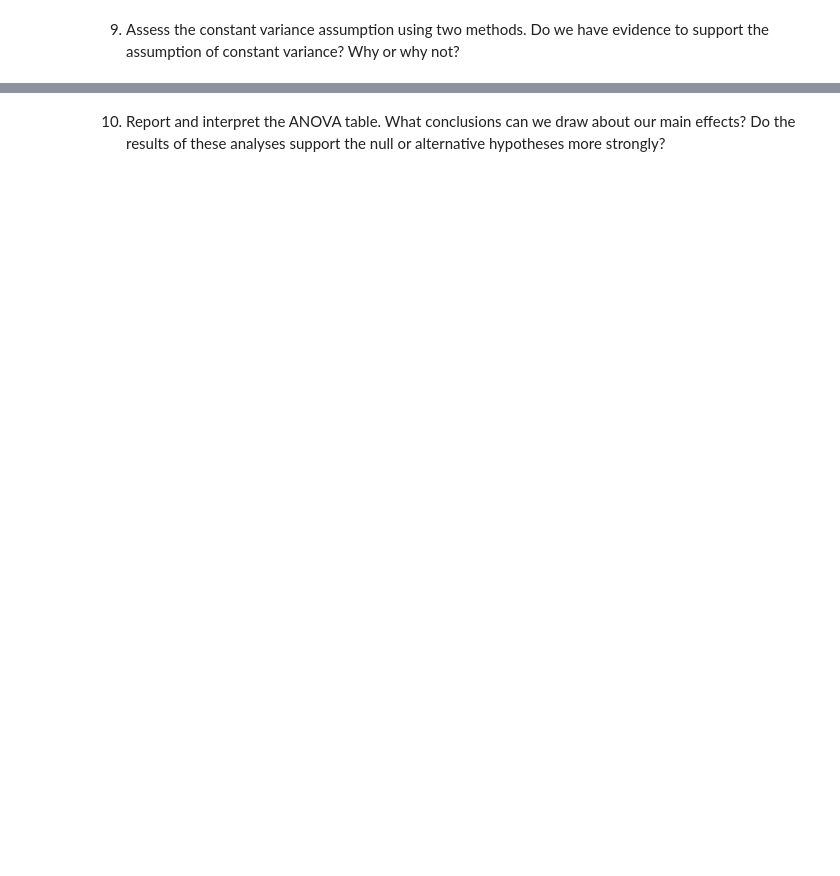
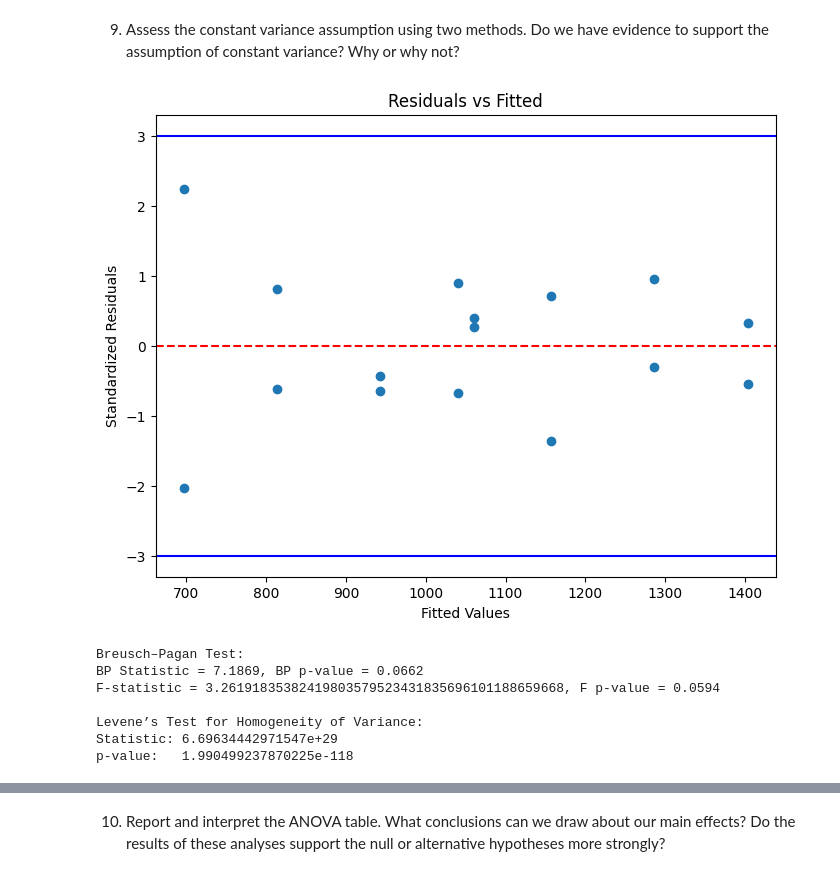
Before and after one commit to shahrukh-malikk/STAT-7220-Applied-Experimental-Design, a Jupyter notebook: Assignments/Final-Exam/Final-Exam.ipynb, the cells around one changed output, grey strips where cells are left out. Drawn from its saved outputs; the diff is of its cells as text; code cells hidden in the pictures; blank space fills up the shorter version.

```diff
--- a/Assignments/Final-Exam/Final-Exam.ipynb
+++ b/Assignments/Final-Exam/Final-Exam.ipynb
@@ -779,3 +856,60 @@ print(p)
 9. Assess the constant variance assumption using two methods. Do we have evidence to support the assumption of constant variance? Why or why not?
 # %%
 ## Question 9 Code ##
+
+from statsmodels.formula.api import ols
+from statsmodels.stats.diagnostic import het_breuschpagan
+import scipy.stats as stats
+import matplotlib.pyplot as plt
+
+
+# Standardized residuals and fitted values
+
+influence = model.get_influence()
+std_resid = influence.resid_studentized_internal
+fitted = model.fittedvalues
+
+
+# Residuals vs Fitted Plot
+
+plt.figure(figsize=(8, 6))
+plt.scatter(fitted, std_resid)
+plt.axhline(0, color='red', linestyle='--')
+plt.axhline(3, color='blue')
+plt.axhline(-3, color='blue')
+plt.xlabel("Fitted Values")
+plt.ylabel("Standardized Residuals")
+plt.title("Residuals vs Fitted")
+plt.show()
+
+# Breusch–Pagan Test
+bp_stat, bp_pvalue, f_stat, f_pvalue = het_breuschpagan(
+    model.resid,
+    model.model.exog
+)
+
+print("\nBreusch–Pagan Test:")
+print(f"BP Statistic = {bp_stat:.4f}, BP p-value = {bp_pvalue:.4f}")
+print(f"F-statistic = {f_stat:.44f}, F p-value = {f_pvalue:.4f}")
+
+
+# Levene’s Test
+groups = [
+    g["Sales"].values
+    for _, g in burritos.groupby(["Location", "Timing", "Marketing"])
+]
+
+lev_stat, lev_p = stats.levene(*groups)
+
+print("\nLevene’s Test for Homogeneity of Variance:")
+print(f"Statistic: {lev_stat}")
+print(f"p-value:   {lev_p}")
+# %% [output]
+[figure, added]
+Breusch–Pagan Test:
+BP Statistic = 7.1869, BP p-value = 0.0662
+F-statistic = 3.26191835382419803579523431835696101188659668, F p-value = 0.0594
+
+Levene’s Test for Homogeneity of Variance:
+Statistic: 6.69634442971547e+29
+p-value:   1.990499237870225e-118
```
Also changed, not shown: parts of 15 cells of this notebook.
